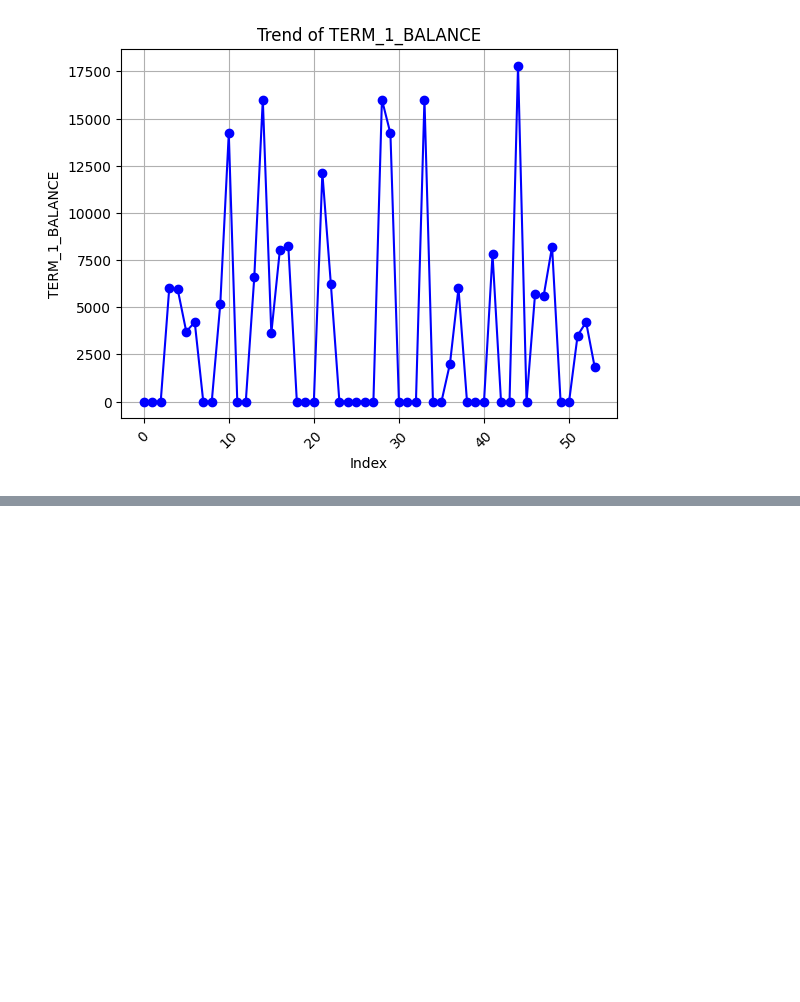
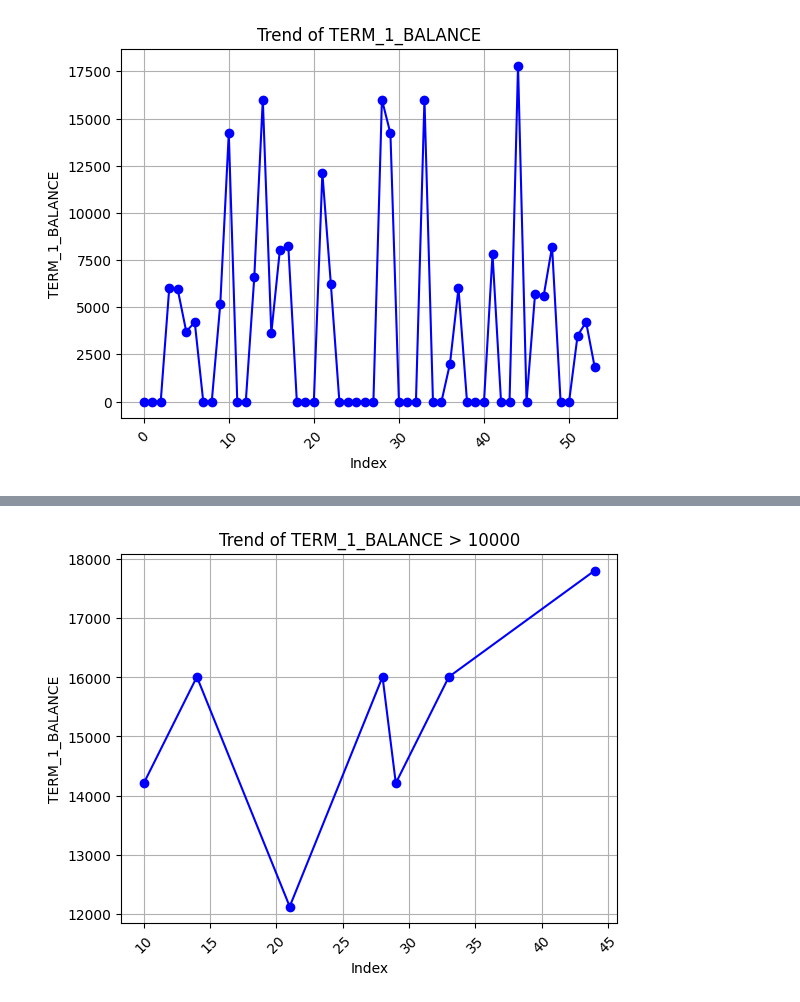
Before and after one commit to NellitG/Chestnut_data, a Jupyter notebook: pre_school.ipynb, the cells around one changed output, grey strips where cells are left out. Saved outputs shown, nothing was run; the diff lists cells and outputs as text; code cells hidden in the pictures; blank space fills up the shorter version.

Commit message:
filter balances greater than 10000 and 5000 and also generated graphs of both

```diff
--- a/pre_school.ipynb
+++ b/pre_school.ipynb
@@ -31,3 +31,7 @@ else:
     print("Column 'TERM_1_BALANCE' does not exist.")
 # %% [output]
 [figure]
+# %%
+#To generate PUPILS_NAME with TERM_1_BALANCE > 10000
+df_filter = df[df['TERM_1_BALANCE'] > 10000]
+df_filter
@@ -33,0 +47,15 @@ else:
+# %%
+#Generate a graph showing the trend of TERM_1_BALANCE > 10000
+import matplotlib.pyplot as plt
+if 'TERM_1_BALANCE' in df.columns:
+    plt.plot(df_filter['TERM_1_BALANCE'], marker ='o', linestyle='-', color='blue')
+    plt.title('Trend of TERM_1_BALANCE > 10000')
+    plt.xlabel('Index')
+    plt.xticks(rotation=45)
+    plt.ylabel('TERM_1_BALANCE')
+    plt.grid(True)
+    plt.show()
+else:
+    print("Column 'TERM_1_BALANCE' does not exist.")
+# %% [output]
+[figure, added]
```
Also changed, not shown: parts of 3 cells of this notebook.
